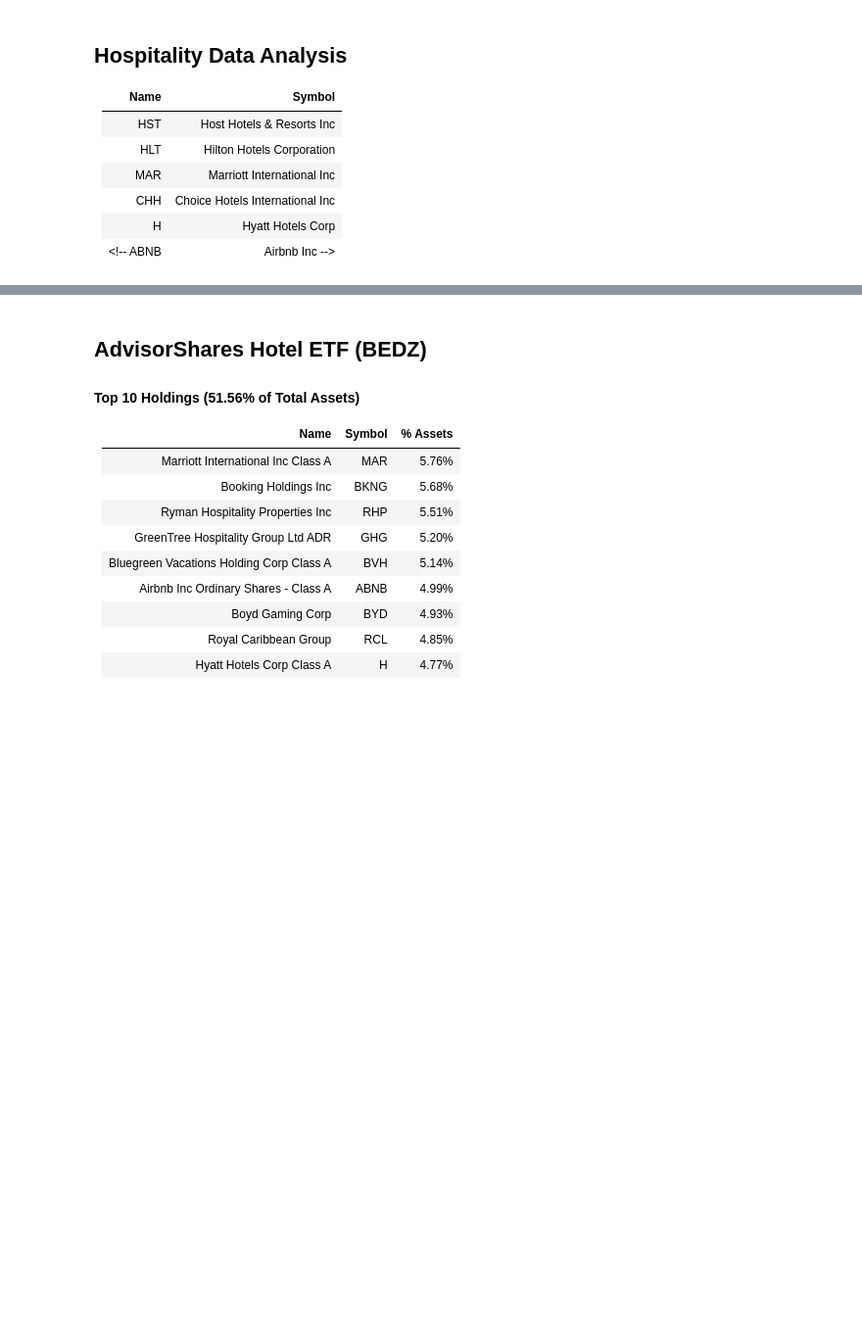
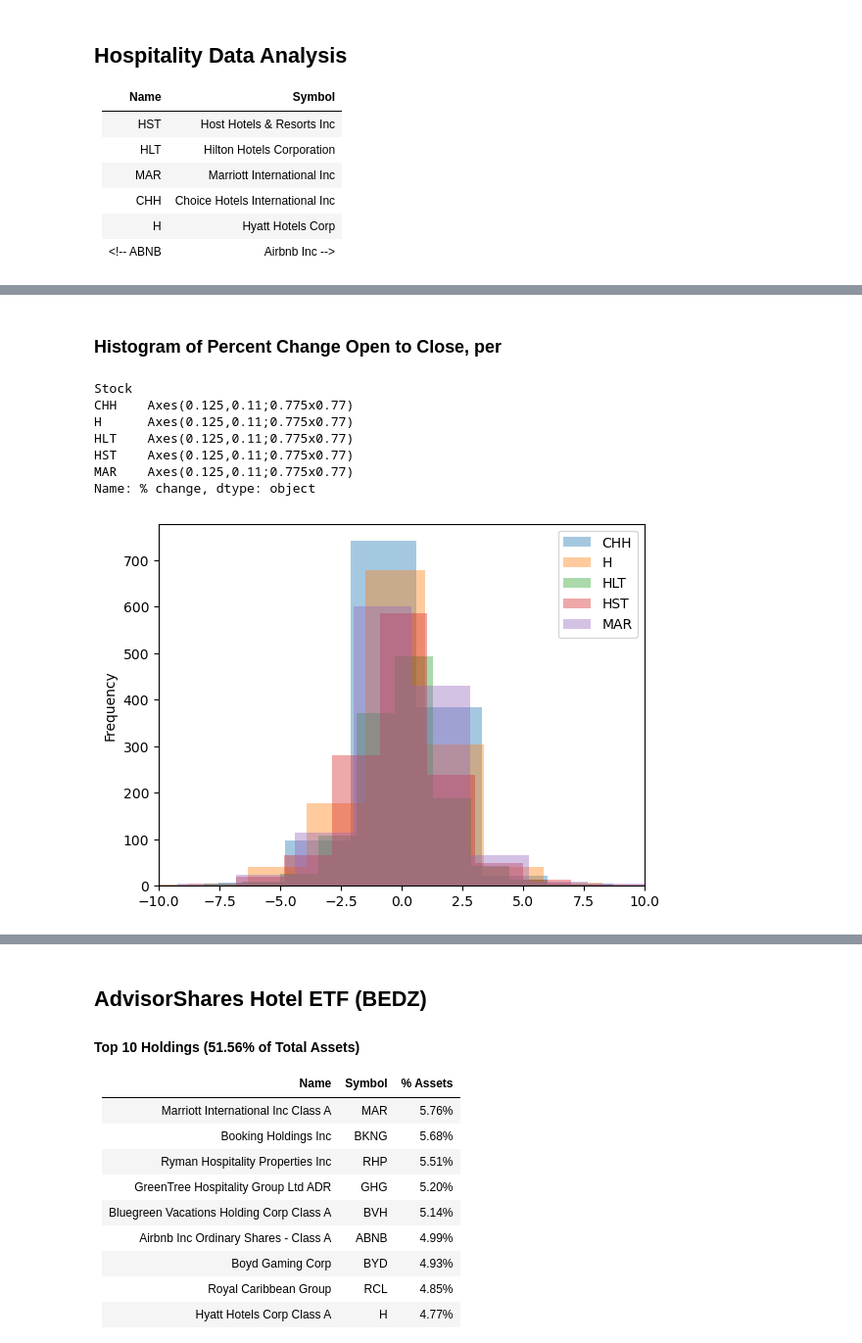
Before and after one commit to desireetrevino/Project1_Team2, a Jupyter notebook: hosp.ipynb, the cells around one changed output, grey strips where cells are left out. Shown at 98% size. Cells and saved outputs as stored; diff of their text form; code cells hidden in the pictures; blank space fills up the shorter version.

```diff
--- a/hosp.ipynb
+++ b/hosp.ipynb
@@ -42,0 +67,13 @@ stocks_hist['Date'] = pd.to_datetime(stocks_hist['Date'])
+# %% [markdown]
+### Histogram of Percent Change Open to Close, per
+# %%
+stocks_grp["% change"].plot(kind="hist",legend=True, alpha=0.4, xlim=[-10,10])
+# %% [output]
+Stock
+CHH    Axes(0.125,0.11;0.775x0.77)
+H      Axes(0.125,0.11;0.775x0.77)
+HLT    Axes(0.125,0.11;0.775x0.77)
+HST    Axes(0.125,0.11;0.775x0.77)
+MAR    Axes(0.125,0.11;0.775x0.77)
+Name: % change, dtype: object
+[figure, added]
```
Also changed, not shown: parts of 11 cells of this notebook, 2 other files.
